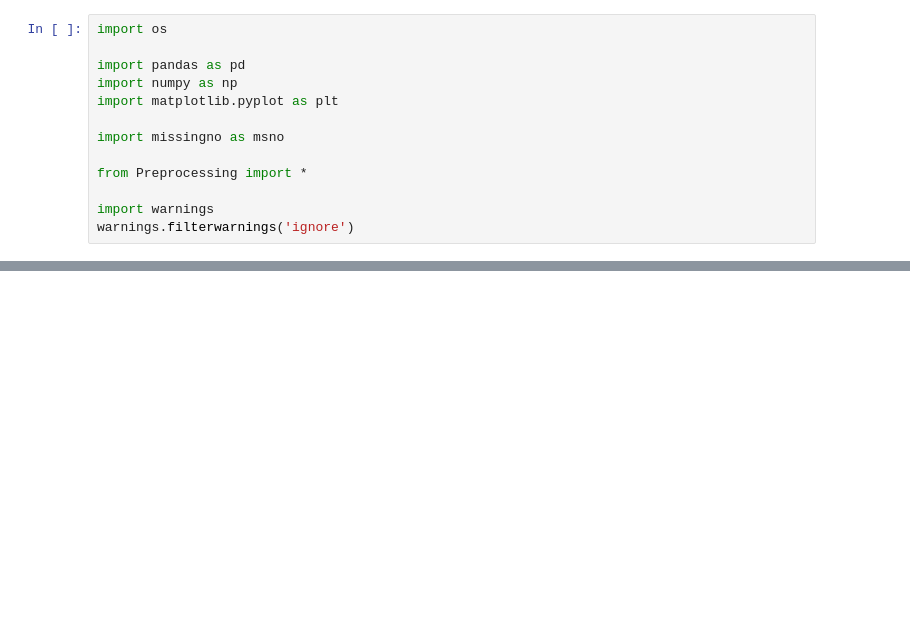
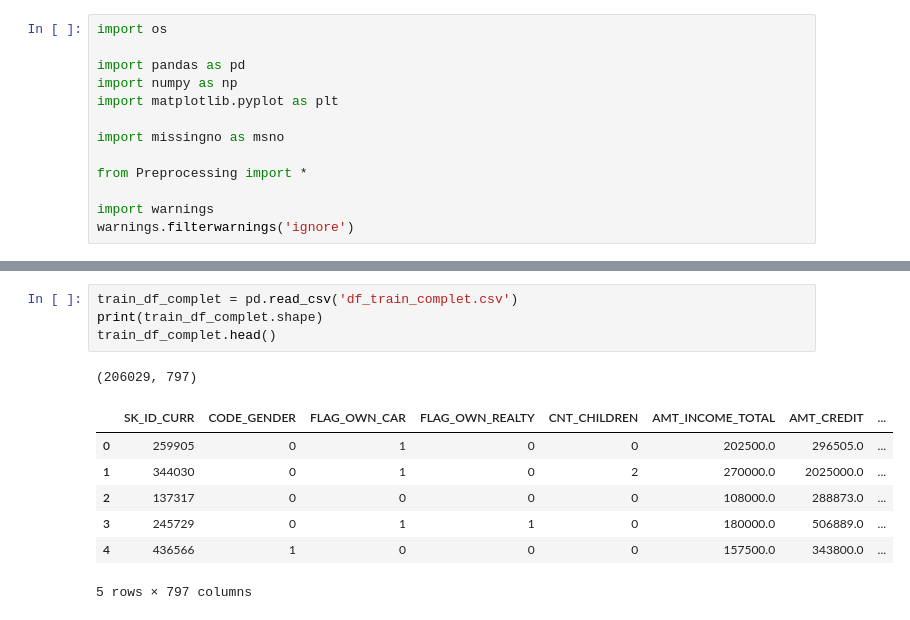
Before and after one commit to charlottemllt/Implementation-d-un-modele-de-scoring, a Jupyter notebook: P7_01_Notebook.ipynb, the cells around one changed output, grey strips where cells are left out. Drawn from its saved outputs; the diff is of its cells as text; blank space fills up the shorter version.

```diff
--- a/P7_01_Notebook.ipynb
+++ b/P7_01_Notebook.ipynb
@@ -34,0 +48,13 @@ Run LightGBM with kfold - done in 663s
+# %%
+train_df_complet = pd.read_csv('df_train_complet.csv')
+print(train_df_complet.shape)
+train_df_complet.head()
+# %% [output]
+(206029, 797)
+|  | SK_ID_CURR | CODE_GENDER | FLAG_OWN_CAR | FLAG_OWN_REALTY | CNT_CHILDREN | AMT_INCOME_TOTAL | AMT_CREDIT | ... |
+| 0 | 259905 | 0 | 1 | 0 | 0 | 202500.0 | 296505.0 | ... |
+| 1 | 344030 | 0 | 1 | 0 | 2 | 270000.0 | 2025000.0 | ... |
+| 2 | 137317 | 0 | 0 | 0 | 0 | 108000.0 | 288873.0 | ... |
+| 3 | 245729 | 0 | 1 | 1 | 0 | 180000.0 | 506889.0 | ... |
+| 4 | 436566 | 1 | 0 | 0 | 0 | 157500.0 | 343800.0 | ... |
+5 rows × 797 columns
```
Also changed, not shown: parts of 3 cells of this notebook, 1 other file.
